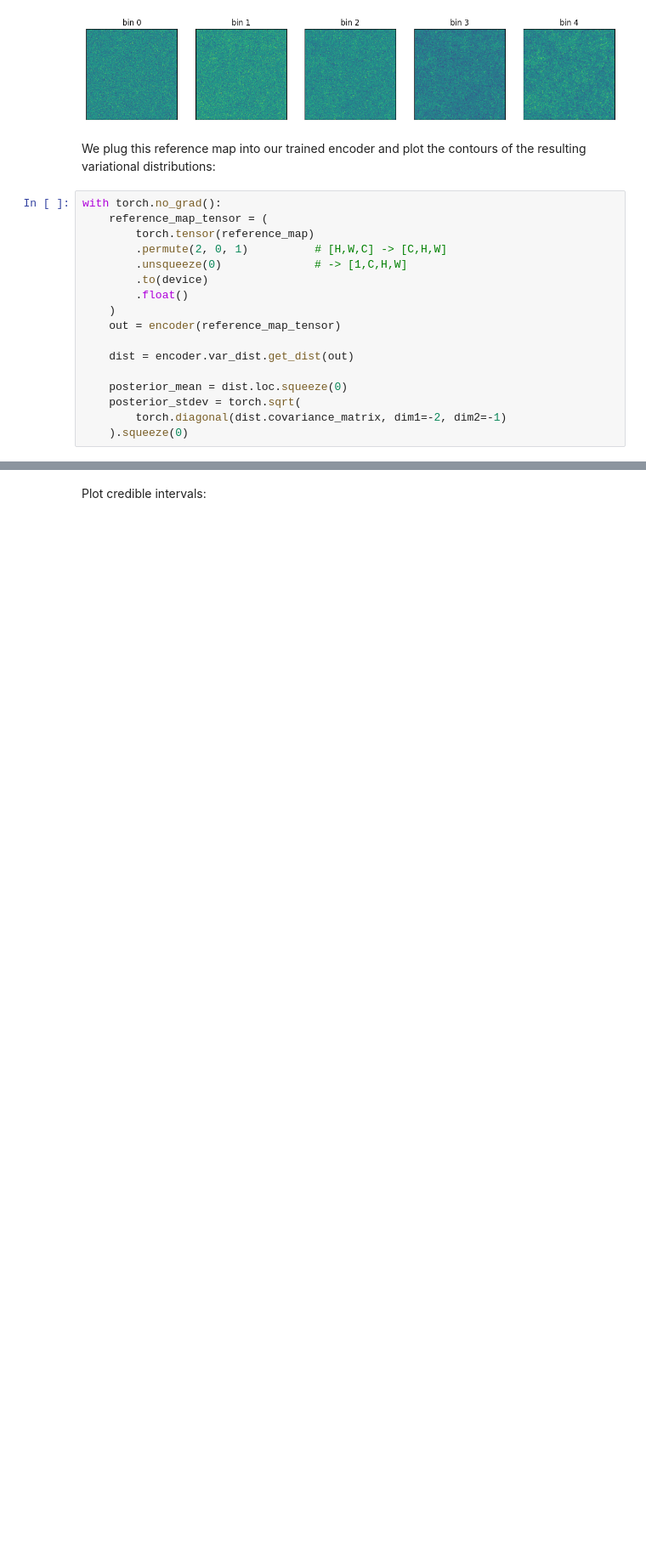
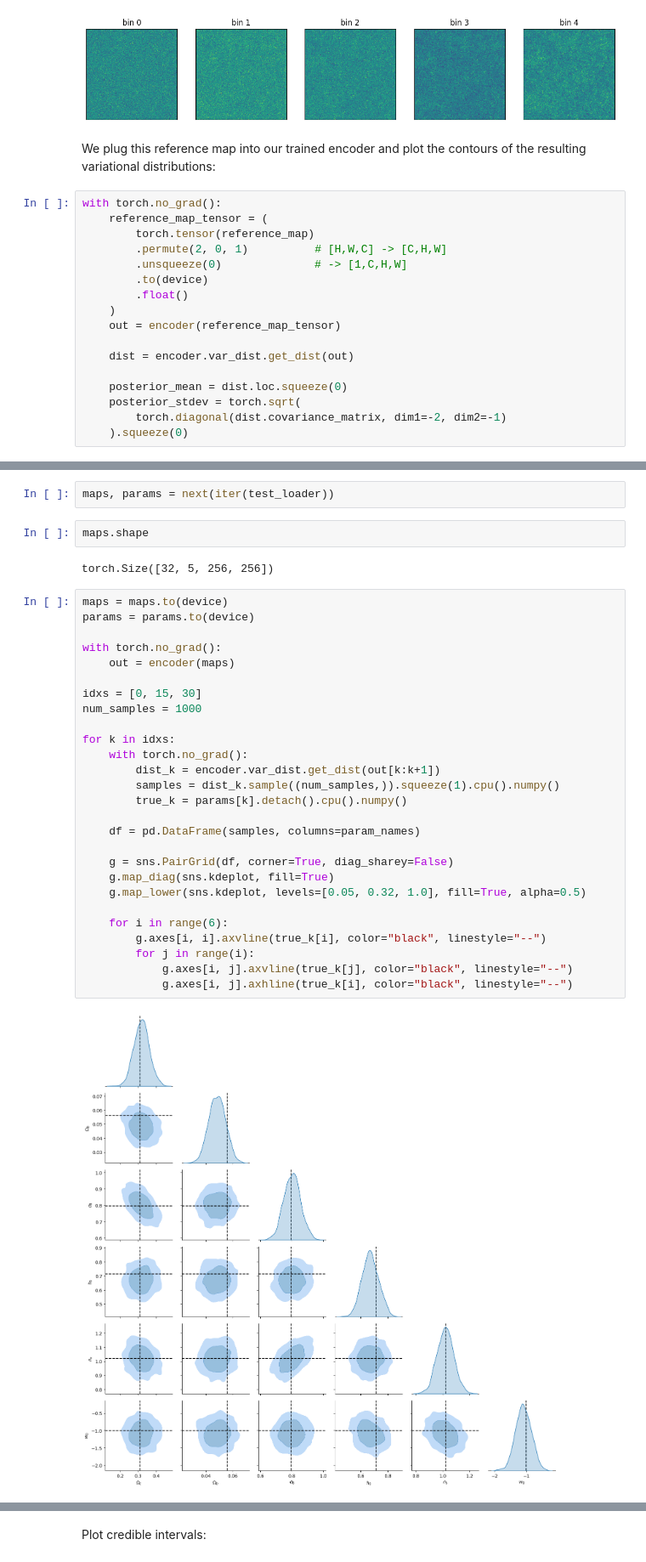
Before and after one commit to prob-ml/blissWL, a Jupyter notebook: maps_to_cosmology/notebooks/results.ipynb, the cells around one changed output, grey strips where cells are left out. Shown at 85% size. Cells and saved outputs as stored; diff of their text form; blank space fills up the shorter version.

Commit message:
Contour & Coverage Plots

```diff
--- a/maps_to_cosmology/notebooks/results.ipynb
+++ b/maps_to_cosmology/notebooks/results.ipynb
@@ -201,0 +204,35 @@ for i in range(6):
+# %%
+maps, params = next(iter(test_loader))
+# %%
+maps.shape
+# %% [output]
+torch.Size([32, 5, 256, 256])
+# %%
+maps = maps.to(device)
+params = params.to(device)
+
+with torch.no_grad():
+    out = encoder(maps)
+
+idxs = [0, 15, 30]
+num_samples = 1000
+
+for k in idxs:
+    with torch.no_grad():
+        dist_k = encoder.var_dist.get_dist(out[k:k+1])
+        samples = dist_k.sample((num_samples,)).squeeze(1).cpu().numpy()
+        true_k = params[k].detach().cpu().numpy()
+
+    df = pd.DataFrame(samples, columns=param_names)
+
+    g = sns.PairGrid(df, corner=True, diag_sharey=False)
+    g.map_diag(sns.kdeplot, fill=True)
+    g.map_lower(sns.kdeplot, levels=[0.05, 0.32, 1.0], fill=True, alpha=0.5)
+
+    for i in range(6):
+        g.axes[i, i].axvline(true_k[i], color="black", linestyle="--")
+        for j in range(i):
+            g.axes[i, j].axvline(true_k[j], color="black", linestyle="--")
+            g.axes[i, j].axhline(true_k[i], color="black", linestyle="--")
+# %% [output]
+[figure, added]
```
Also changed, not shown: parts of 5 cells of this notebook, 1 other file.
